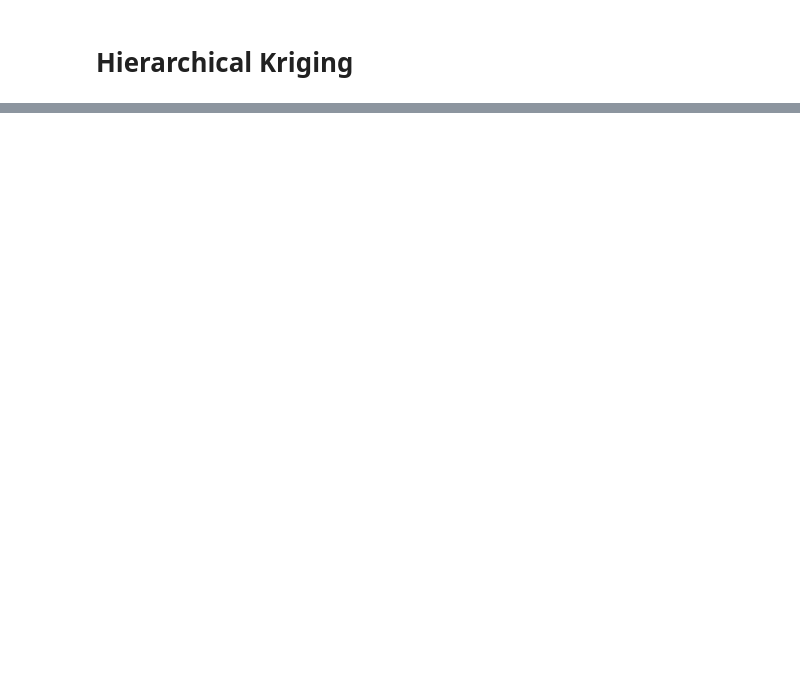
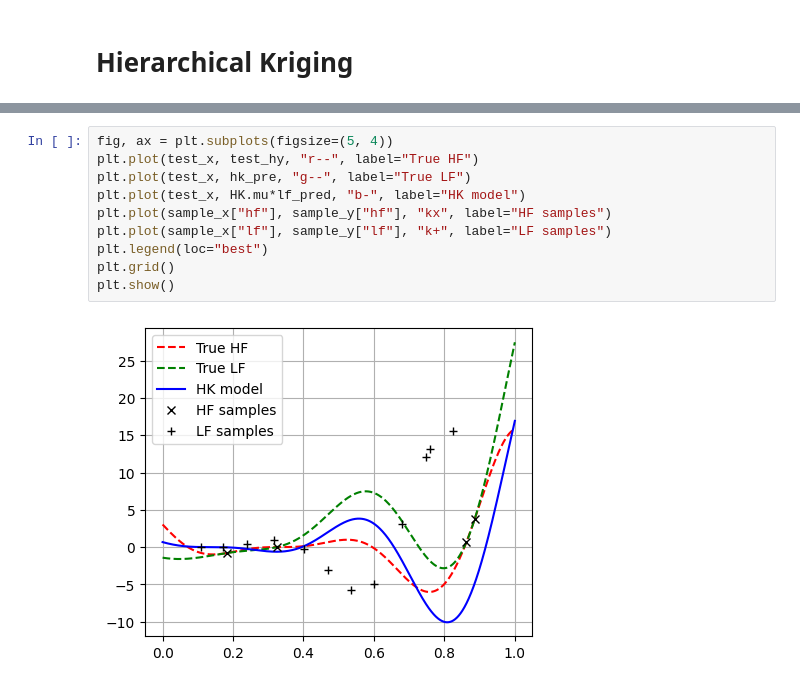
Before and after one commit to JiaxiangYi96/mfpml, a Jupyter notebook: tutorials/mf_kriging.ipynb, the cells around one changed output, grey strips where cells are left out. Saved outputs shown, nothing was run; the diff lists cells and outputs as text; blank space fills up the shorter version.

```diff
--- a/tutorials/mf_kriging.ipynb
+++ b/tutorials/mf_kriging.ipynb
@@ -154,3 +162,15 @@ lf_pred, lf_std = HK.lf_model.predict(test_x, return_std=True)
+# %%
+fig, ax = plt.subplots(figsize=(5, 4))
+plt.plot(test_x, test_hy, "r--", label="True HF")
+plt.plot(test_x, hk_pre, "g--", label="True LF")
+plt.plot(test_x, HK.mu*lf_pred, "b-", label="HK model")
+plt.plot(sample_x["hf"], sample_y["hf"], "kx", label="HF samples")
+plt.plot(sample_x["lf"], sample_y["lf"], "k+", label="LF samples")
+plt.legend(loc="best")
+plt.grid()
+plt.show()
+# %% [output]
+[figure, added]
 # %%
 fig, ax = plt.subplots(figsize=(5, 4))
 plt.plot(test_x, test_hy, "r--", label="True HF")
```
Also changed, not shown: parts of 9 cells of this notebook, 2 other files.
